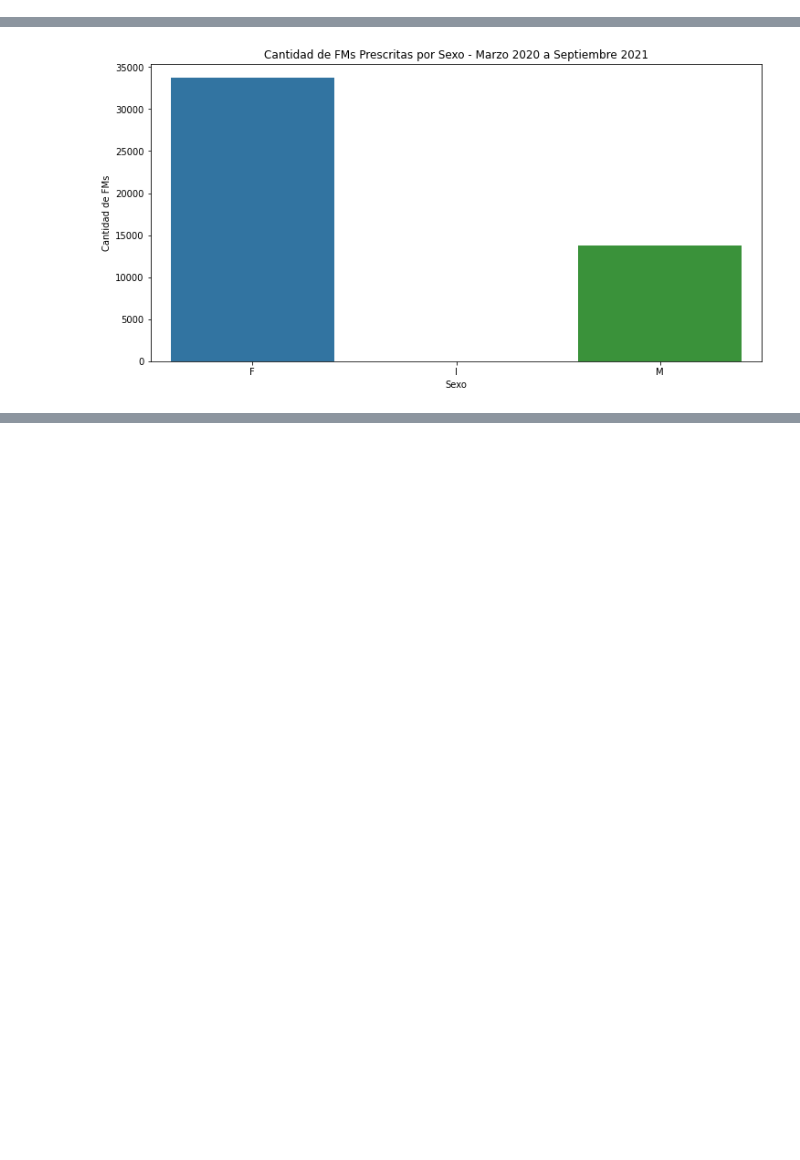
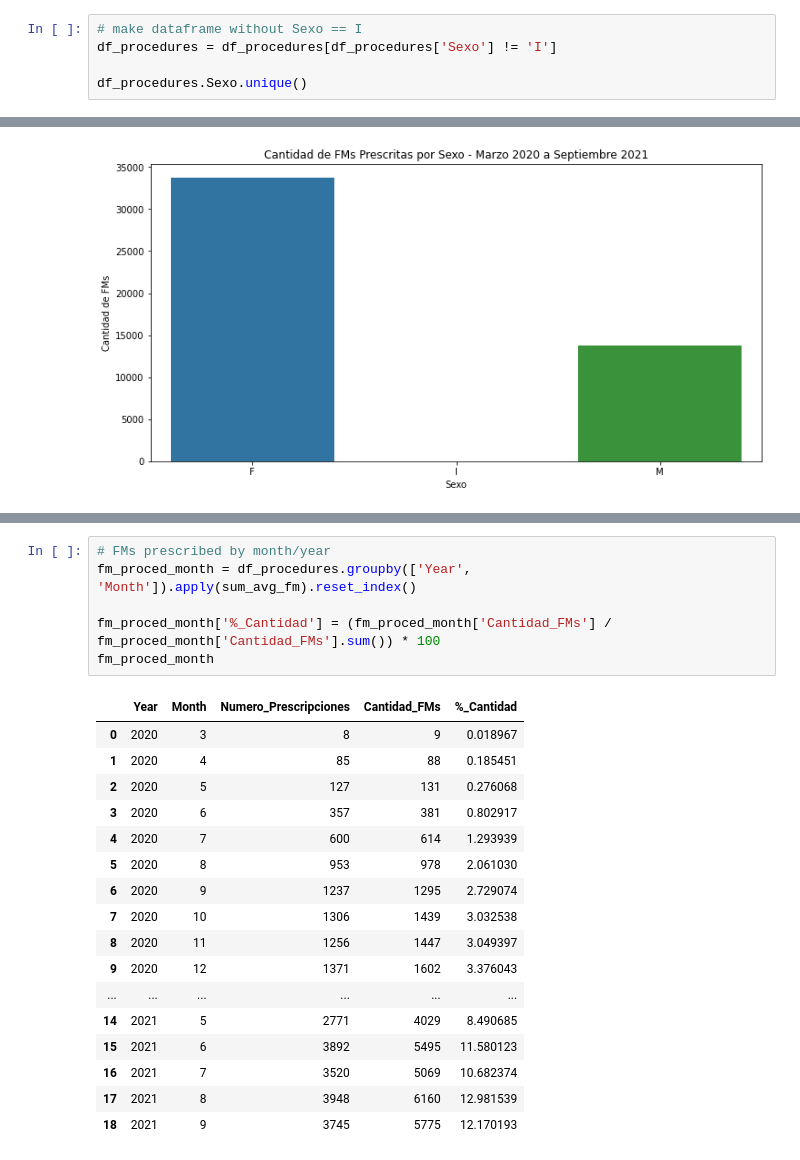
Before and after one commit to princeKike27/Khiron-Next-Buyers-FM, a Jupyter notebook: Khiron_Next_Buyers_FM.ipynb, the cells around one changed output, grey strips where cells are left out. Saved outputs shown, nothing was run; the diff lists cells and outputs as text; blank space fills up the shorter version.

```diff
--- a/Khiron_Next_Buyers_FM.ipynb
+++ b/Khiron_Next_Buyers_FM.ipynb
@@ -165,0 +189,5 @@ fm_proced_sex
+# %%
+# make dataframe without Sexo == I
+df_procedures = df_procedures[df_procedures['Sexo'] != 'I']
+
+df_procedures.Sexo.unique()
@@ -177,0 +320,24 @@ plt.show()
+# %%
+# FMs prescribed by month/year
+fm_proced_month = df_procedures.groupby(['Year', 'Month']).apply(sum_avg_fm).reset_index()
+
+fm_proced_month['%_Cantidad'] = (fm_proced_month['Cantidad_FMs'] / fm_proced_month['Cantidad_FMs'].sum()) * 100
+fm_proced_month
+# %% [output]
+|  | Year | Month | Numero_Prescripciones | Cantidad_FMs | %_Cantidad |
+| 0 | 2020 | 3 | 8 | 9 | 0.018967 |
+| 1 | 2020 | 4 | 85 | 88 | 0.185451 |
+| 2 | 2020 | 5 | 127 | 131 | 0.276068 |
+| 3 | 2020 | 6 | 357 | 381 | 0.802917 |
+| 4 | 2020 | 7 | 600 | 614 | 1.293939 |
+| 5 | 2020 | 8 | 953 | 978 | 2.061030 |
+| 6 | 2020 | 9 | 1237 | 1295 | 2.729074 |
+| 7 | 2020 | 10 | 1306 | 1439 | 3.032538 |
+| 8 | 2020 | 11 | 1256 | 1447 | 3.049397 |
+| 9 | 2020 | 12 | 1371 | 1602 | 3.376043 |
+| ... | ... | ... | ... | ... | ... |
+| 14 | 2021 | 5 | 2771 | 4029 | 8.490685 |
+| 15 | 2021 | 6 | 3892 | 5495 | 11.580123 |
+| 16 | 2021 | 7 | 3520 | 5069 | 10.682374 |
+| 17 | 2021 | 8 | 3948 | 6160 | 12.981539 |
+| 18 | 2021 | 9 | 3745 | 5775 | 12.170193 |
```
Also changed, not shown: parts of 21 cells of this notebook.
